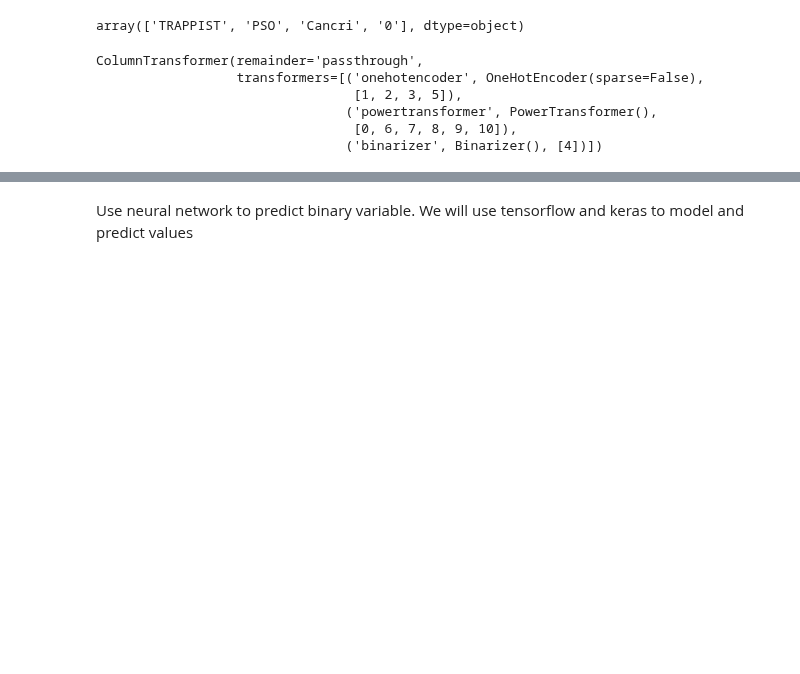
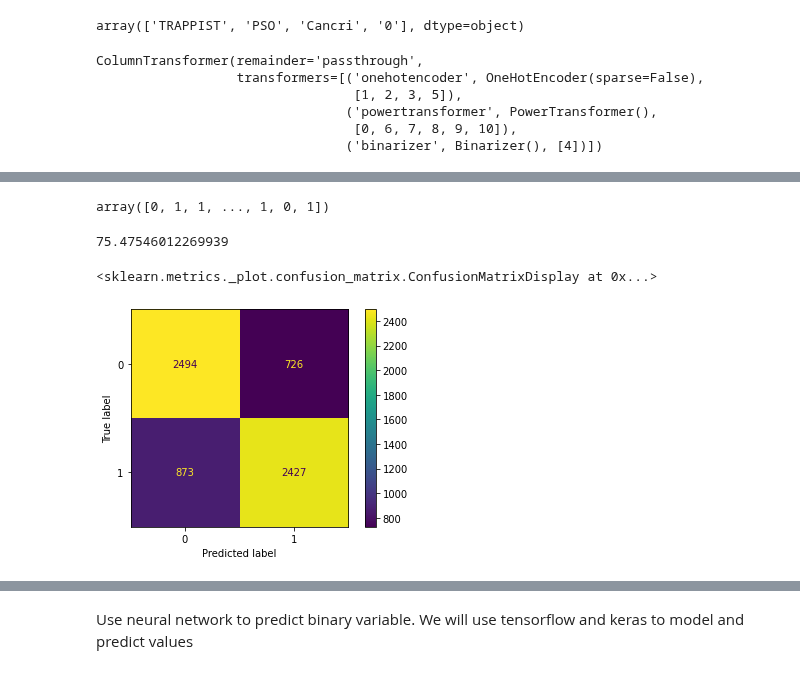
Before and after one commit to Chirag314/EDA, a Jupyter notebook: spaceship_titanic2.ipynb, the cells around one changed output, grey strips where cells are left out. Cells and saved outputs as stored; diff of their text form; code cells hidden in the pictures; blank space fills up the shorter version.

```diff
--- a/spaceship_titanic2.ipynb
+++ b/spaceship_titanic2.ipynb
@@ -304,3 +293,2 @@ y=train['target(price_in_lacs)'].values
 # %%
-y=train_df["Transported"].to_list()
-y.head()
+y=train_df["Transported"]
@@ -366,4 +325,0 @@ memory usage: 203.7+ KB
-# %%
-# Convert numeric variables to float
-numeric_list = x_train.select_dtypes(include=[np.number]).columns
-x_train[numeric_list] = x_train[numeric_list].astype(np.float32)
@@ -390,0 +326,5 @@ memory usage: 203.7+ KB
+# %%
+from sklearn.pipeline import make_pipeline
+log=LogisticRegression(solver='liblinear')
+pipe=make_pipeline(trans,log)
+pipe
@@ -390,0 +343,2 @@ memory usage: 203.7+ KB
+# %%
+pipe.fit(x_train,y_train)
@@ -390,0 +357,17 @@ memory usage: 203.7+ KB
+# %%
+pred=pipe.predict(x_test)
+pred
+# %% [output]
+array([0, 1, 1, ..., 1, 0, 1])
+# %%
+from sklearn.metrics import accuracy_score
+accuracy_score(pred,y_test)*100
+# %% [output]
+75.47546012269939
+# %%
+
+from sklearn.metrics import plot_confusion_matrix
+plot_confusion_matrix(pipe,x_test,y_test)
+# %% [output]
+<sklearn.metrics._plot.confusion_matrix.ConfusionMatrixDisplay at 0x...>
+[figure, added]
```
Also changed, not shown: parts of 32 cells of this notebook.
